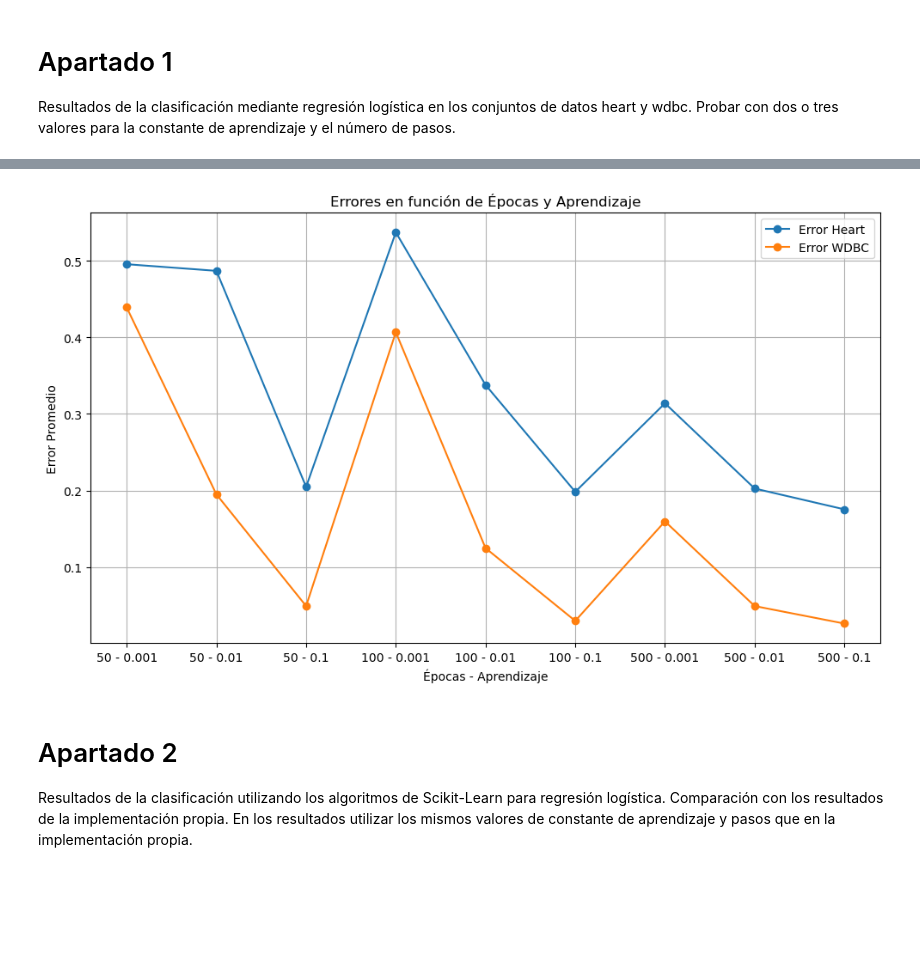
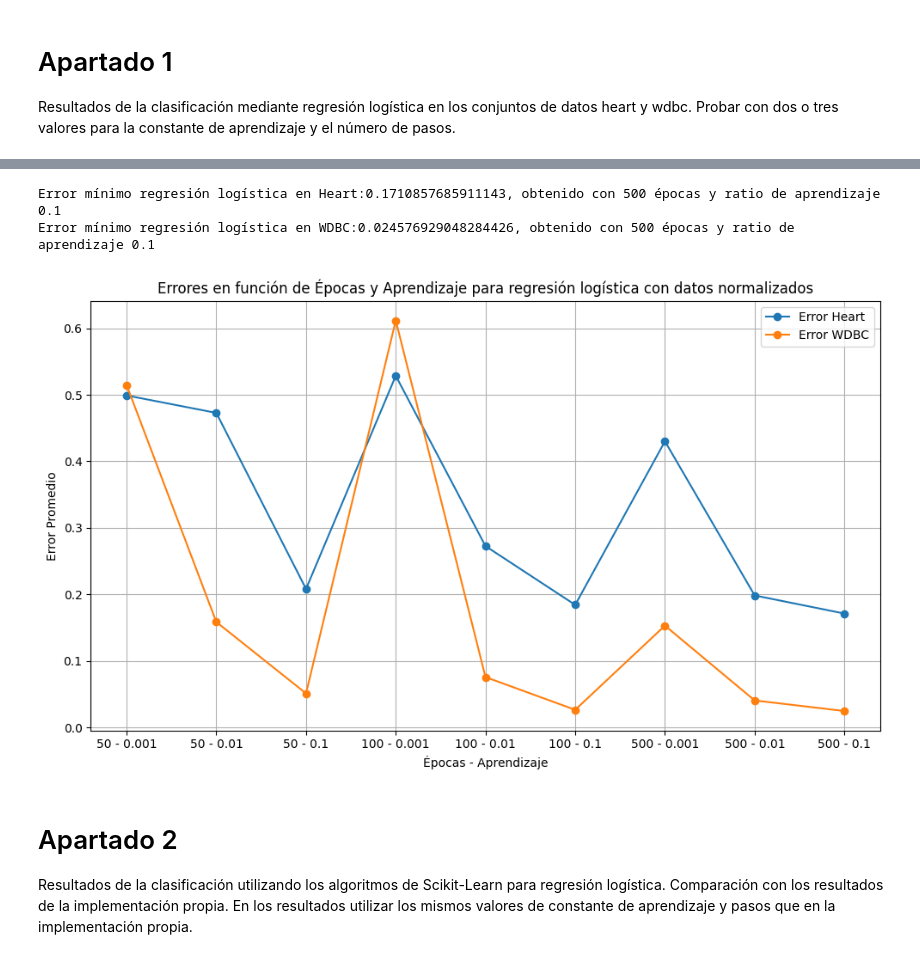
Before and after one commit to santacg/IngenieriaInformaticaUAM, a Jupyter notebook: P2.ipynb, the cells around one changed output, grey strips where cells are left out. Drawn from its saved outputs; the diff is of its cells as text; code cells hidden in the pictures; blank space fills up the shorter version.

```diff
--- a/P2.ipynb
+++ b/P2.ipynb
@@ -31,43 +71,43 @@ de pasos.
 # %%
 import numpy as np
-import warnings
-from Clasificador import Clasificador, ClasificadorRegresionLogistica
+from ClasificadorRegresionLogistica import ClasificadorRegresionLogistica
 from EstrategiaParticionado import ValidacionSimple, ValidacionCruzada
 import matplotlib.pyplot as plt
-
-warnings.filterwarnings("ignore", category=RuntimeWarning)
-
-clasificador = Clasificador()
 
 error_heart = []
 error_wdbc = []
 
 epocas = [50, 100, 500]
 aprendizajes = [0.001, 0.01, 0.1]
 
 for epoca in epocas:
     for aprendizaje in aprendizajes:
         rl = ClasificadorRegresionLogistica(epocas=epoca, aprendizaje=aprendizaje)
         validacion_cruzada = ValidacionCruzada()
-        error_heart.append(np.mean(clasificador.validacion(validacion_cruzada, dataset_heart_norm, rl)))
+        error_heart.append(np.mean(rl.validacion(validacion_cruzada, dataset_heart_norm, rl)))
         validacion_cruzada = ValidacionCruzada()
-        error_wdbc.append(np.mean(clasificador.validacion(validacion_cruzada, dataset_wdbc_norm, rl)))
+        error_wdbc.append(np.mean(rl.validacion(validacion_cruzada, dataset_wdbc_norm, rl)))
 
 labels = [f"{epoca} - {aprendizaje}" for epoca in epocas for aprendizaje in aprendizajes]
+
+print(f"Error mínimo regresión logística en Heart:{min(error_heart)}, obtenido con {epocas[error_heart.index(min(error_heart)) // 3]} épocas y ratio de aprendizaje {aprendizajes[error_heart.index(min(error_heart)) % 3]}")
+print(f"Error mínimo regresión logística en WDBC:{min(error_wdbc)}, obtenido con {epocas[error_wdbc.index(min(error_wdbc)) // 3]} épocas y ratio de aprendizaje {aprendizajes[error_wdbc.index(min(error_wdbc)) % 3]}")
 
 plt.figure(figsize=(10, 6))
 plt.plot(labels, error_heart, label="Error Heart", marker='o')
 plt.plot(labels, error_wdbc, label="Error WDBC", marker='o')
 
-plt.title("Errores en función de Épocas y Aprendizaje")
+plt.title("Errores en función de Épocas y Aprendizaje para regresión logística con datos normalizados")
 plt.xlabel("Épocas - Aprendizaje")
 plt.ylabel("Error Promedio")
 plt.legend()
 plt.grid()
 plt.tight_layout()
 plt.show()
 # %% [output]
+Error mínimo regresión logística en Heart:0.1710857685911143, obtenido con 500 épocas y ratio de aprendizaje 0.1
+Error mínimo regresión logística en WDBC:0.024576929048284426, obtenido con 500 épocas y ratio de aprendizaje 0.1
-[figure, old version]
+[figure, new version]
 # %% [markdown]
 # Apartado 2
 Resultados de la clasificación utilizando los algoritmos de
```
Also changed, not shown: parts of 10 cells of this notebook, 5 other files.
